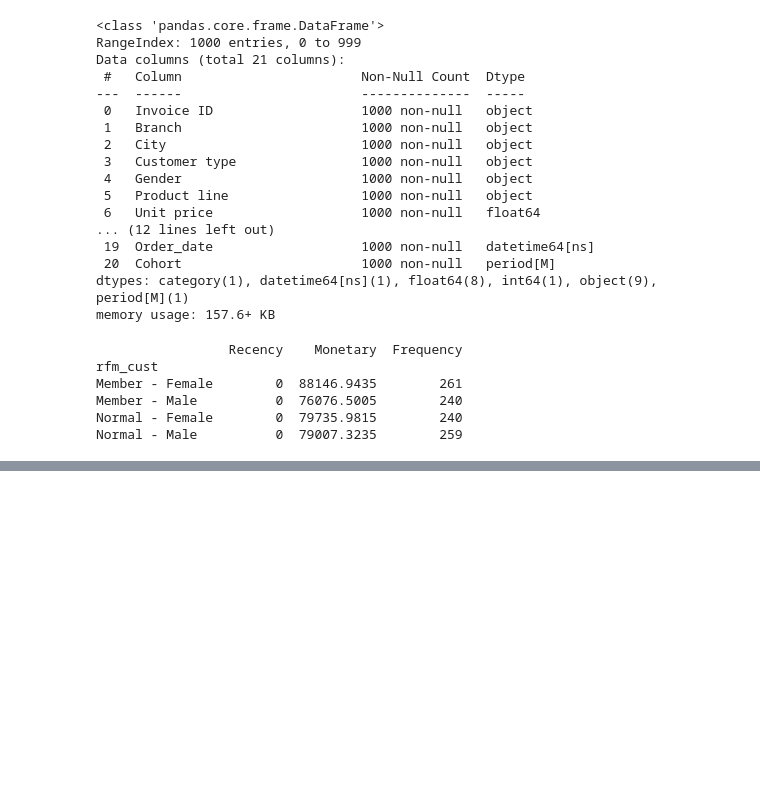
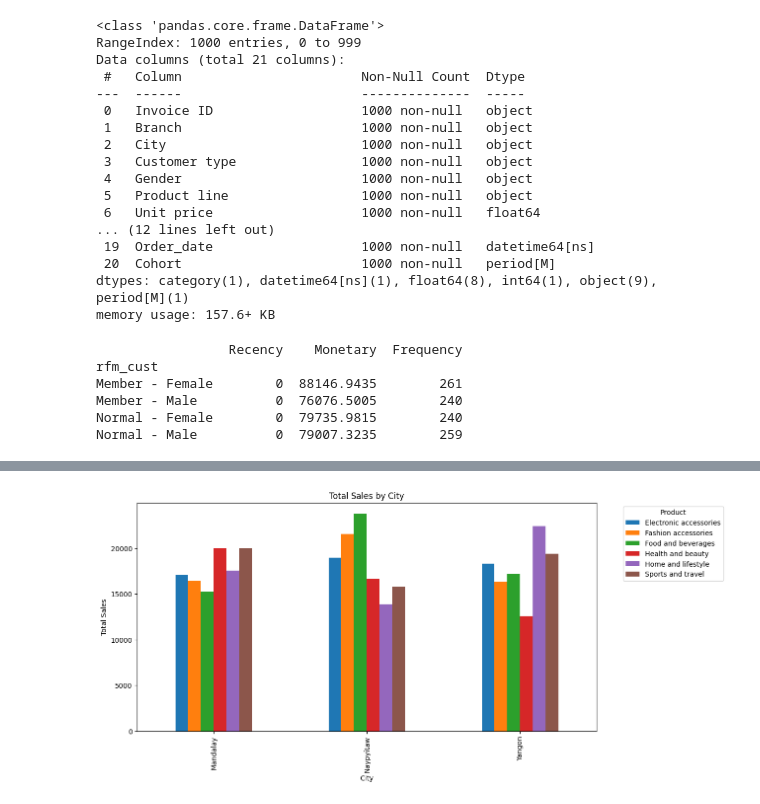
Before and after one commit to AngeloDusu/EDA-Sales-Analysis, a Jupyter notebook: Codes/EDA-Sales-Analysis.ipynb, the cells around one changed output, grey strips where cells are left out. Cells and saved outputs as stored; diff of their text form; code cells hidden in the pictures; blank space fills up the shorter version.

```diff
--- a/Codes/EDA-Sales-Analysis.ipynb
+++ b/Codes/EDA-Sales-Analysis.ipynb
@@ -280,0 +368,10 @@ rfm['RFM_segment'] = rfm.apply(lambda x: f"{x['Recency']}-{x['Frequency']}-{x['M
+# %%
+geo_sales = data.groupby(['City', 'Product line'])['Total'].sum().sort_values(ascending=False).unstack()
+geo_sales.plot(kind="bar", stacked=False, figsize=(12, 6))
+plt.title("Total Sales by City")
+plt.xlabel("City")
+plt.ylabel("Total Sales")
+plt.legend(title='Product', bbox_to_anchor=(1.05, 1), loc='upper left')
+plt.show()
+# %% [output]
+[figure, added]
```
Also changed, not shown: parts of 18 cells of this notebook.
